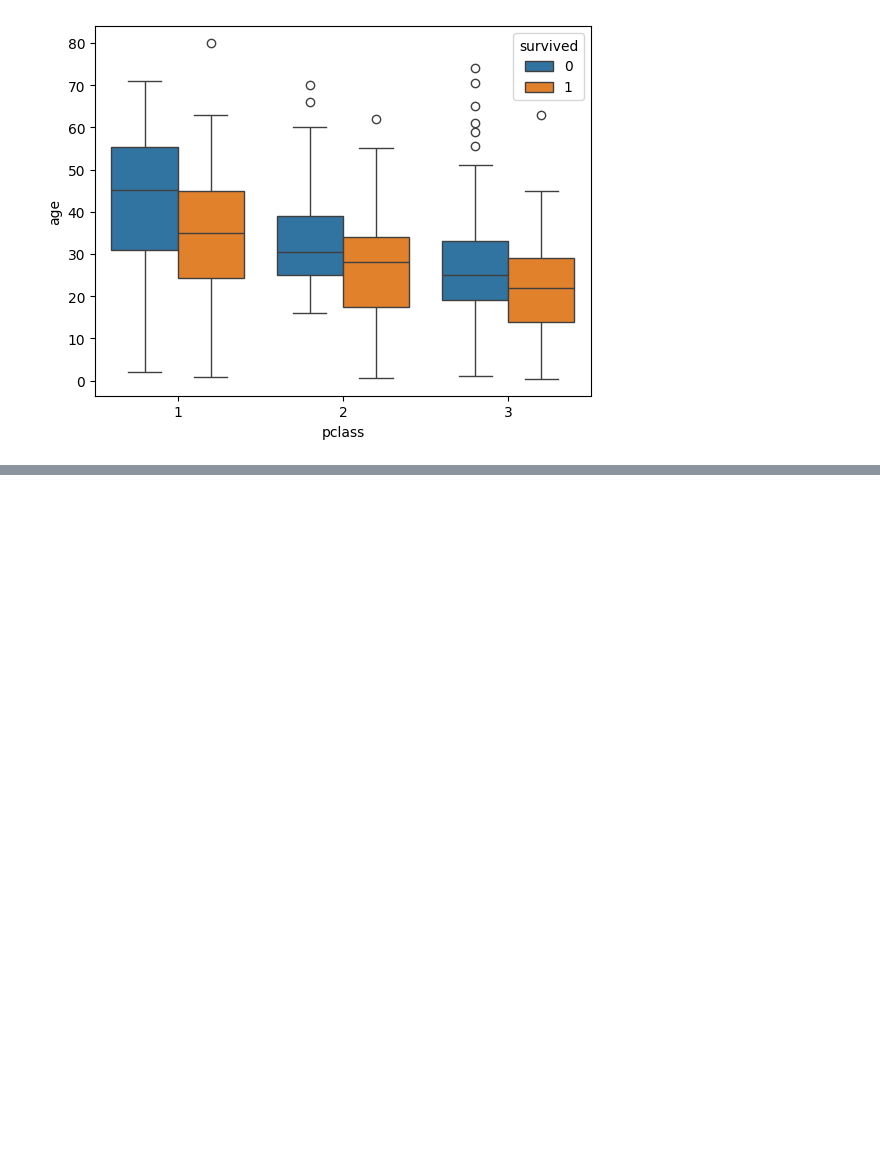
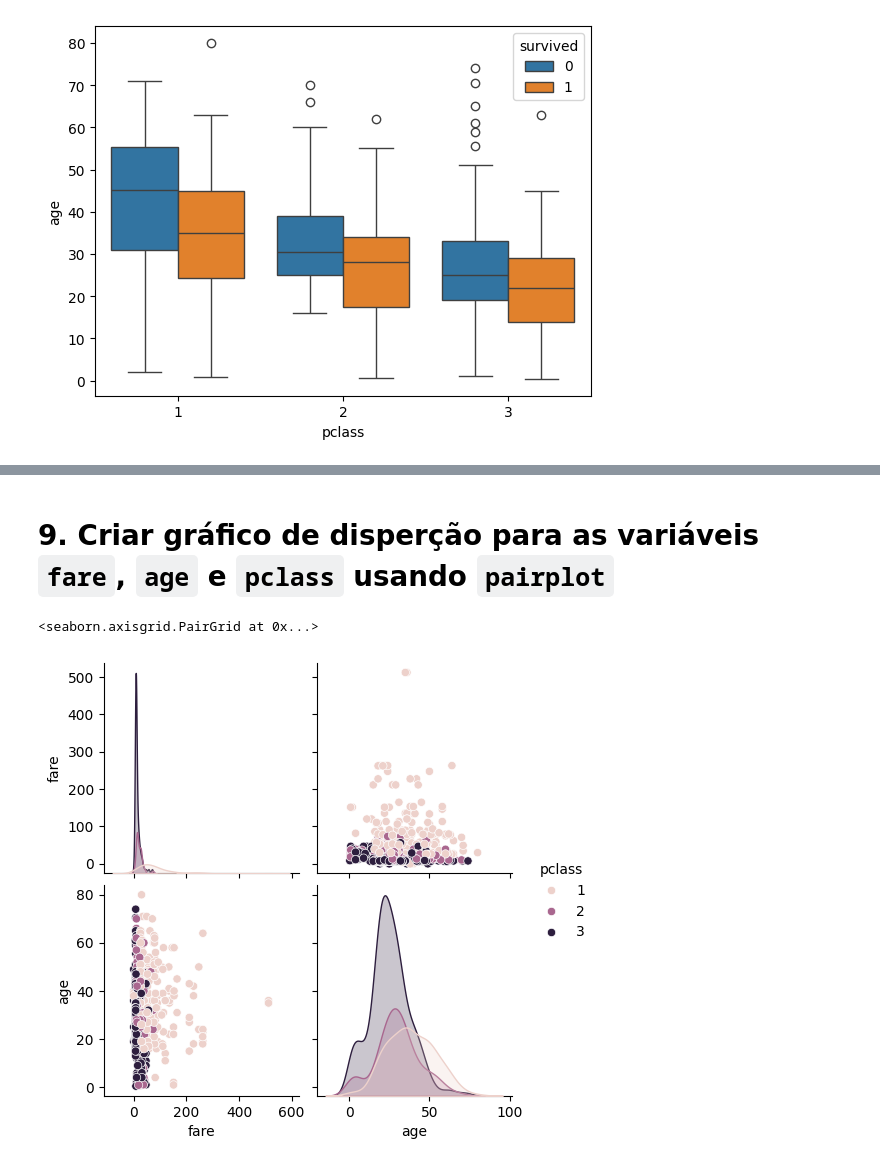
Before and after one commit to DaviFerreira0106/notebooks-inteligenciaArtificial, a Jupyter notebook: Atividade_Pandas_titanic.ipynb, the cells around one changed output, grey strips where cells are left out. Cells and saved outputs as stored; diff of their text form; code cells hidden in the pictures; blank space fills up the shorter version.

```diff
--- a/Atividade_Pandas_titanic.ipynb
+++ b/Atividade_Pandas_titanic.ipynb
@@ -109,0 +130,9 @@ sns.boxplot(data=df, x='pclass', y='age', hue='survived')
+# %% [markdown]
+# 9. Criar gráfico de disperção para as variáveis **`fare`**, **`age`** e **`pclass`** usando **`pairplot`**
+# %%
+df = sns.load_dataset('titanic')
+#Criando gráfico de disperção usando pairplot
+sns.pairplot(data=df, vars=['fare', 'age'], hue='pclass')
+# %% [output]
+<seaborn.axisgrid.PairGrid at 0x...>
+[figure, added]
```
Also changed, not shown: parts of 4 cells of this notebook.
